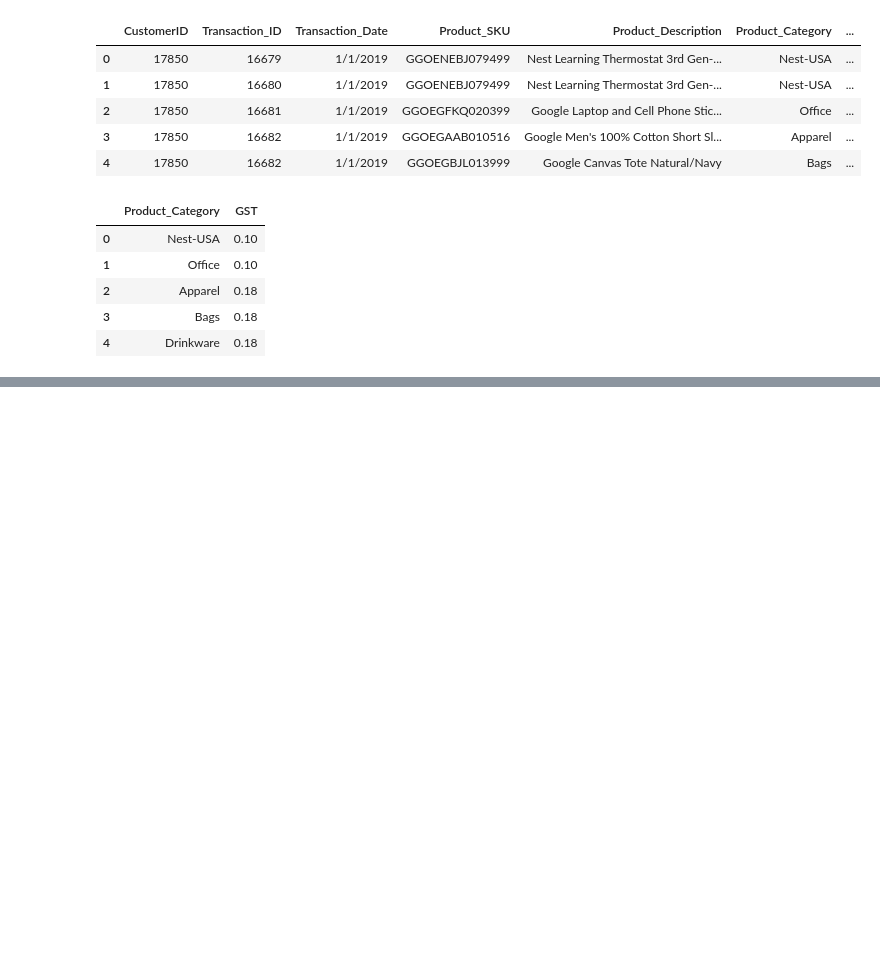
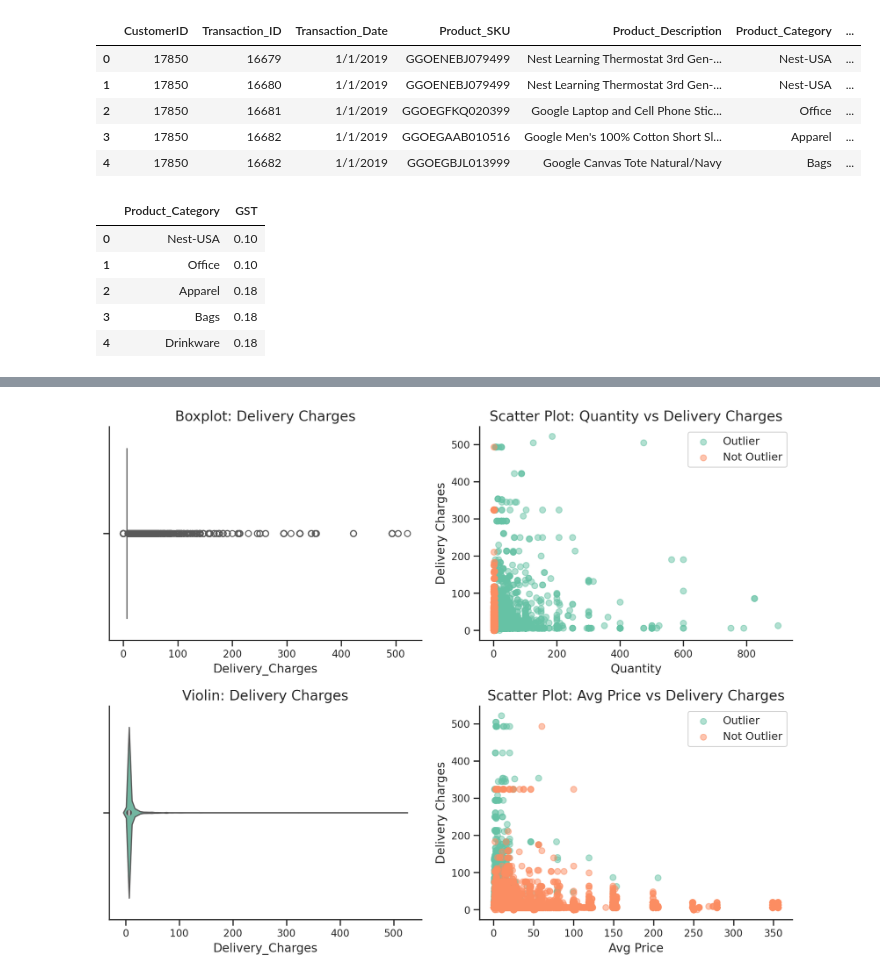
Before and after one commit to mateusengq/MKT-INSIGHTS-ECOMMERCE, a Jupyter notebook: EDA.ipynb, the cells around one changed output, grey strips where cells are left out. Saved outputs shown, nothing was run; the diff lists cells and outputs as text; code cells hidden in the pictures; blank space fills up the shorter version.

```diff
--- a/EDA.ipynb
+++ b/EDA.ipynb
@@ -153,0 +390,44 @@ $$ Invoice Value =[\frac{Quantity*Avg\_price}{(1-Dicount\_pct)}*(1+GST)]+Deliver
+# %%
+# Create the subplots
+fig, axes = plt.subplots(2, 2, figsize=(10, 8))
+
+# Boxplot for Delivery_Charges
+sns.boxplot(x=Online_Sales['Delivery_Charges'], ax=axes[0, 0])
+axes[0, 0].set_title('Boxplot: Delivery Charges')
+
+# Scatter plot for Outliers and Not Outliers
+axes[0, 1].scatter(Online_Sales[Online_Sales['Outlier'] == 'YES']['Quantity'],
+                   Online_Sales[Online_Sales['Outlier'] == 'YES']['Delivery_Charges'],
+                   label='Outlier', alpha=0.5)
+
+axes[0, 1].scatter(Online_Sales[Online_Sales['Outlier'] == 'NO']['Quantity'],
+                   Online_Sales[Online_Sales['Outlier'] == 'NO']['Delivery_Charges'],
+                   label='Not Outlier', alpha=0.5)
+
+axes[0, 1].set_title('Scatter Plot: Quantity vs Delivery Charges')
+axes[0, 1].set_xlabel('Quantity')
+axes[0, 1].set_ylabel('Delivery Charges')
+axes[0, 1].legend()
+
+# Add other plots as needed
+# Example: Boxplot and Scatter plot for Avg_Price and Delivery_Charges
+sns.violinplot(x=Online_Sales['Delivery_Charges'], ax=axes[1, 0])
+axes[1, 0].set_title('Violin: Delivery Charges')
+
+axes[1, 1].scatter(Online_Sales[Online_Sales['Outlier'] == 'YES']['Avg_Price'],
+                   Online_Sales[Online_Sales['Outlier'] == 'YES']['Delivery_Charges'],
+                   label='Outlier', alpha=0.5)
+
+axes[1, 1].scatter(Online_Sales[Online_Sales['Outlier'] == 'NO']['Avg_Price'],
+                   Online_Sales[Online_Sales['Outlier'] == 'NO']['Delivery_Charges'],
+                   label='Not Outlier', alpha=0.5)
+
+axes[1, 1].set_title('Scatter Plot: Avg Price vs Delivery Charges')
+axes[1, 1].set_xlabel('Avg Price')
+axes[1, 1].set_ylabel('Delivery Charges')
+axes[1, 1].legend()
+
+plt.tight_layout()
+plt.show()
+# %% [output]
+[figure, added]
```
Also changed, not shown: parts of 19 cells of this notebook, 2 other files.
